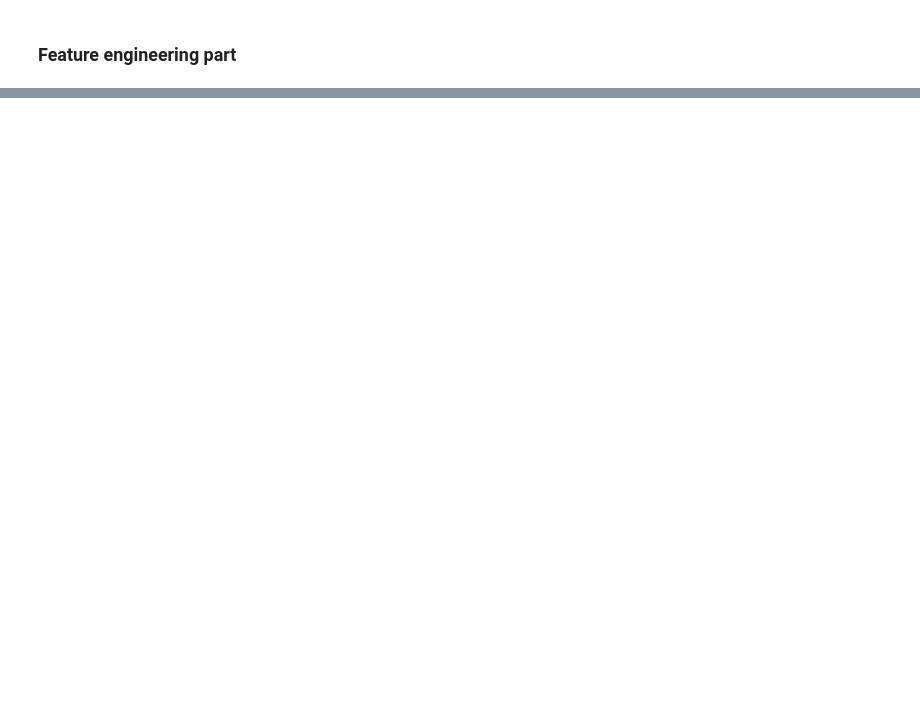
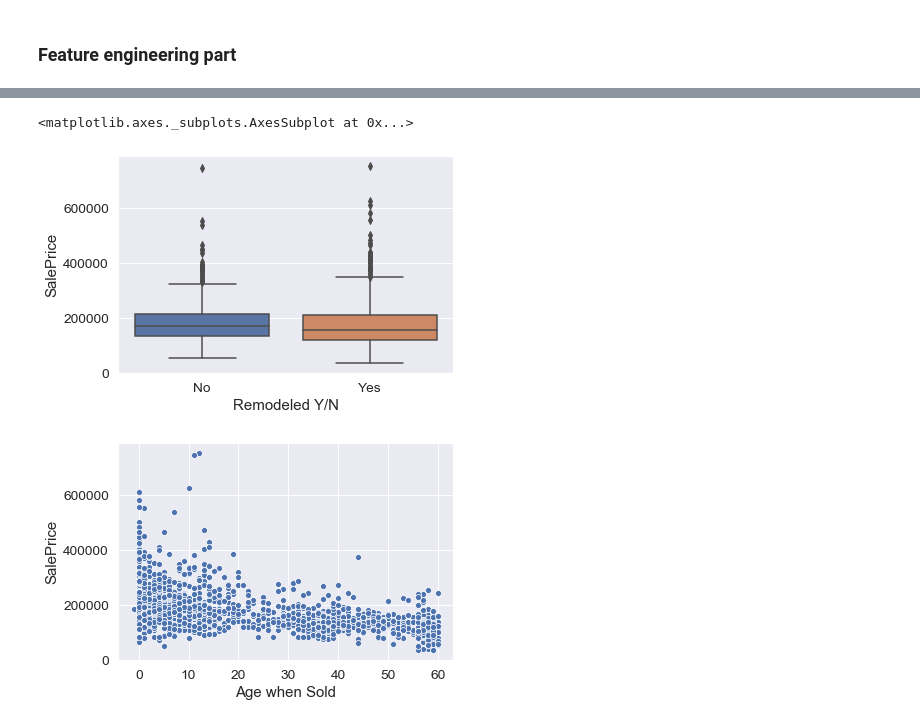
Before and after one commit to nastyh/Feature-Engineering--House-Prices, a Jupyter notebook: Features_for_MLOps.ipynb, the cells around one changed output, grey strips where cells are left out. Cells and saved outputs as stored; diff of their text form; code cells hidden in the pictures; blank space fills up the shorter version.

```diff
--- a/Features_for_MLOps.ipynb
+++ b/Features_for_MLOps.ipynb
@@ -153,0 +237,13 @@ for l in cols_list:
+# %%
+#and for the train set
+train['Remodeled Y/N'] = np.where(train['YearRemodAdd'] ==train['YearBuilt'], 'No', 'Yes')
+train['Age when Sold'] = train['YrSold'] - train['YearRemodAdd']
+# %%
+sns.boxplot(x ='Remodeled Y/N' , y = 'SalePrice', data = train)
+plt.figure()
+sns.scatterplot(x = 'Age when Sold', y = 'SalePrice', data = train)
+# nothing crazy
+# %% [output]
+<matplotlib.axes._subplots.AxesSubplot at 0x...>
+[figure, added]
+[figure, added]
```
Also changed, not shown: parts of 30 cells of this notebook.
